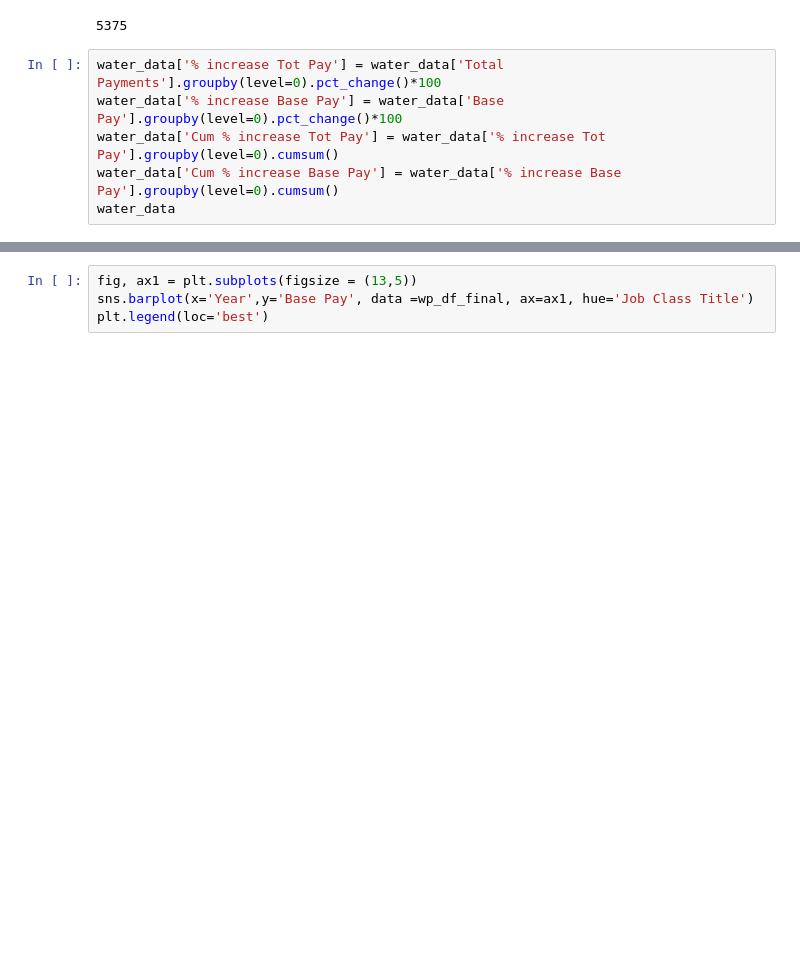
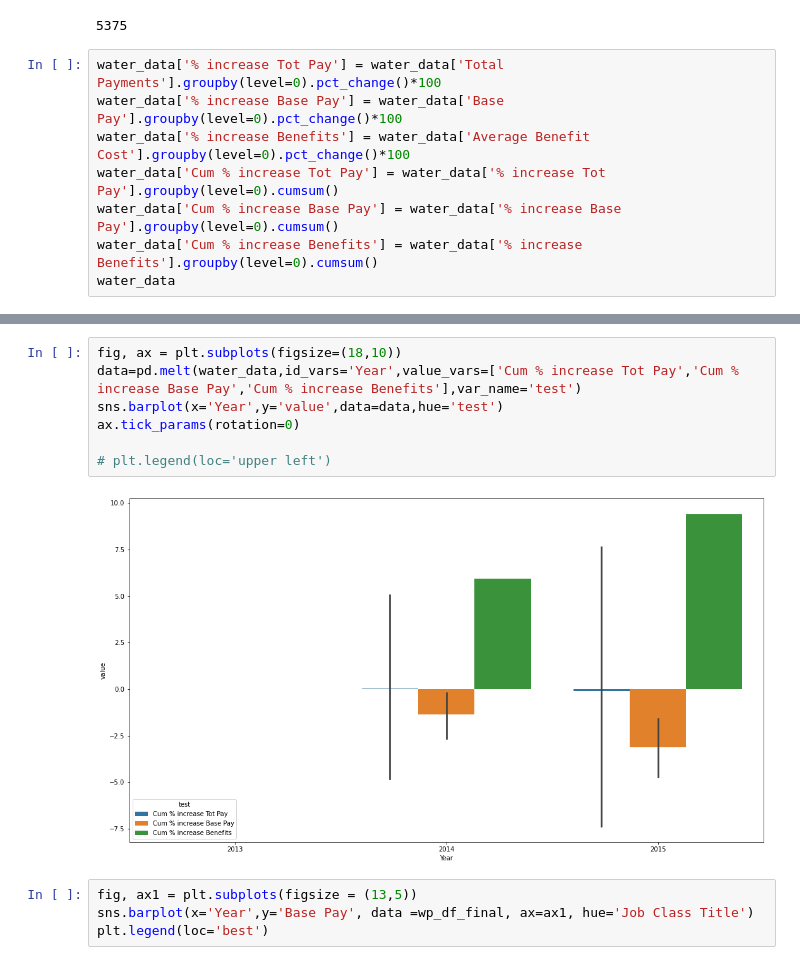
Before and after one commit to harikapeddi/Los_Angeles_Data_Project1, a Jupyter notebook: Salary_Analysis.ipynb, the cells around one changed output, grey strips where cells are left out. Drawn from its saved outputs; the diff is of its cells as text; blank space fills up the shorter version.

```diff
--- a/Salary_Analysis.ipynb
+++ b/Salary_Analysis.ipynb
@@ -305,8 +305,10 @@ len(wp_df_final)
 # %%
 water_data['% increase Tot Pay'] = water_data['Total Payments'].groupby(level=0).pct_change()*100
 water_data['% increase Base Pay'] = water_data['Base Pay'].groupby(level=0).pct_change()*100
+water_data['% increase Benefits'] = water_data['Average Benefit Cost'].groupby(level=0).pct_change()*100
 water_data['Cum % increase Tot Pay'] = water_data['% increase Tot Pay'].groupby(level=0).cumsum()
 water_data['Cum % increase Base Pay'] = water_data['% increase Base Pay'].groupby(level=0).cumsum()
+water_data['Cum % increase Benefits'] = water_data['% increase Benefits'].groupby(level=0).cumsum()
 water_data
 # %% [output]
 |  |  | Total Payments | Base Pay | Average Benefit Cost | Payments Over Base Pay | ... |
@@ -328,3 +345,12 @@ water_data
+# %%
+fig, ax = plt.subplots(figsize=(18,10))
+data=pd.melt(water_data,id_vars='Year',value_vars=['Cum % increase Tot Pay','Cum % increase Base Pay','Cum % increase Benefits'],var_name='test')
+sns.barplot(x='Year',y='value',data=data,hue='test')
+ax.tick_params(rotation=0)
+
+# plt.legend(loc='upper left')
+# %% [output]
+[figure, added]
 # %%
 fig, ax1 = plt.subplots(figsize = (13,5))
 sns.barplot(x='Year',y='Base Pay', data =wp_df_final, ax=ax1, hue='Job Class Title')
```
Also changed, not shown: parts of 7 cells of this notebook.
